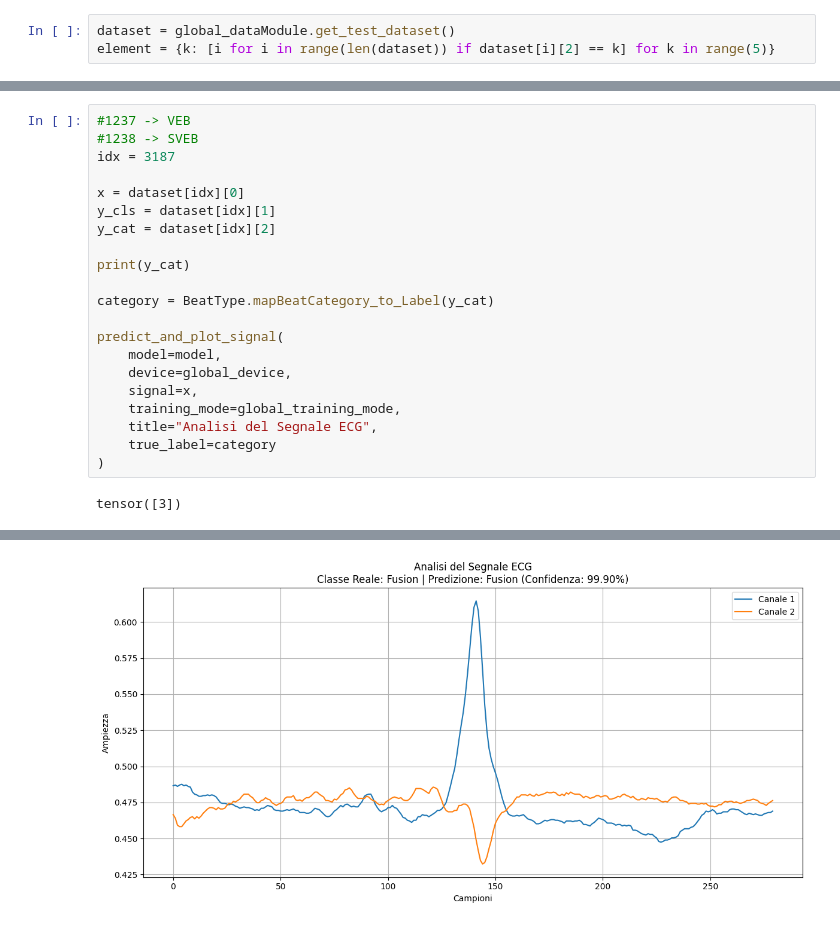
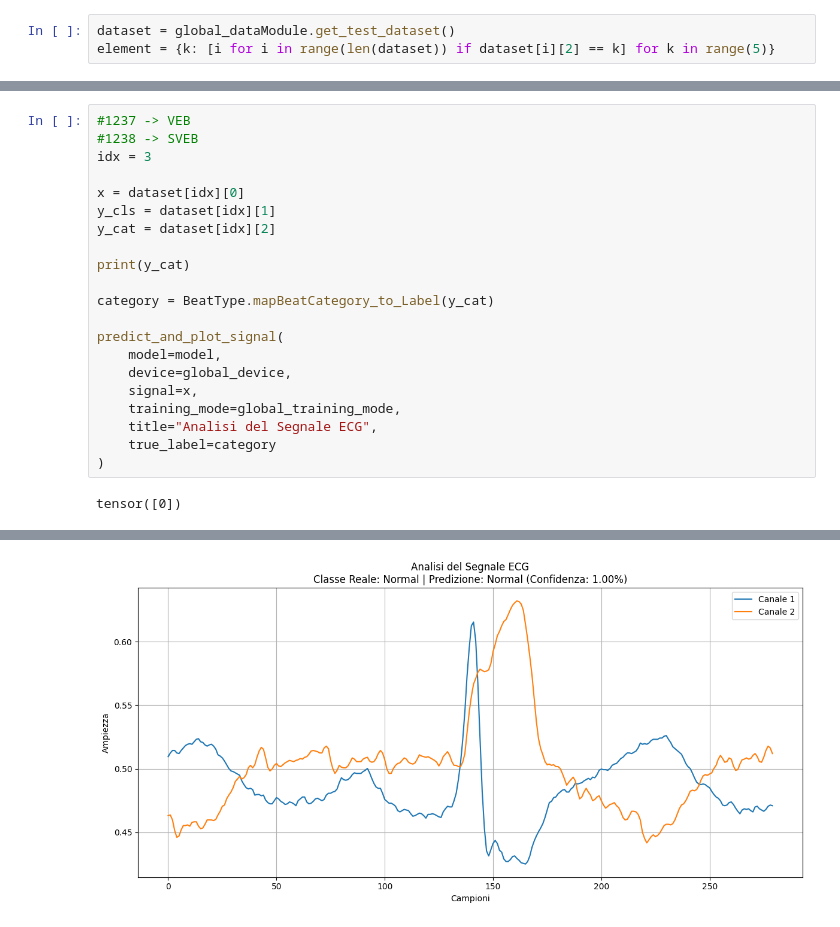
Before and after one commit to MattyMar234/Progetto_DataMining_SignalAnalysis, a Jupyter notebook: test.ipynb, the cells around one changed output, grey strips where cells are left out. Saved outputs shown, nothing was run; the diff lists cells and outputs as text.

```diff
--- a/test.ipynb
+++ b/test.ipynb
@@ -217,7 +176,7 @@ element[3]
 # %%
 #1237 -> VEB
 #1238 -> SVEB
-idx = 3187
+idx = 3
 
 x = dataset[idx][0]
 y_cls = dataset[idx][1]
@@ -236,4 +195,4 @@ predict_and_plot_signal(
     true_label=category
 )
 # %% [output]
-tensor([3])
+tensor([0])
@@ -241 +200 @@ tensor([3])
-[figure, old version]
+[figure, new version]
```
Also changed, not shown: parts of 3 cells of this notebook, 1 other file.
